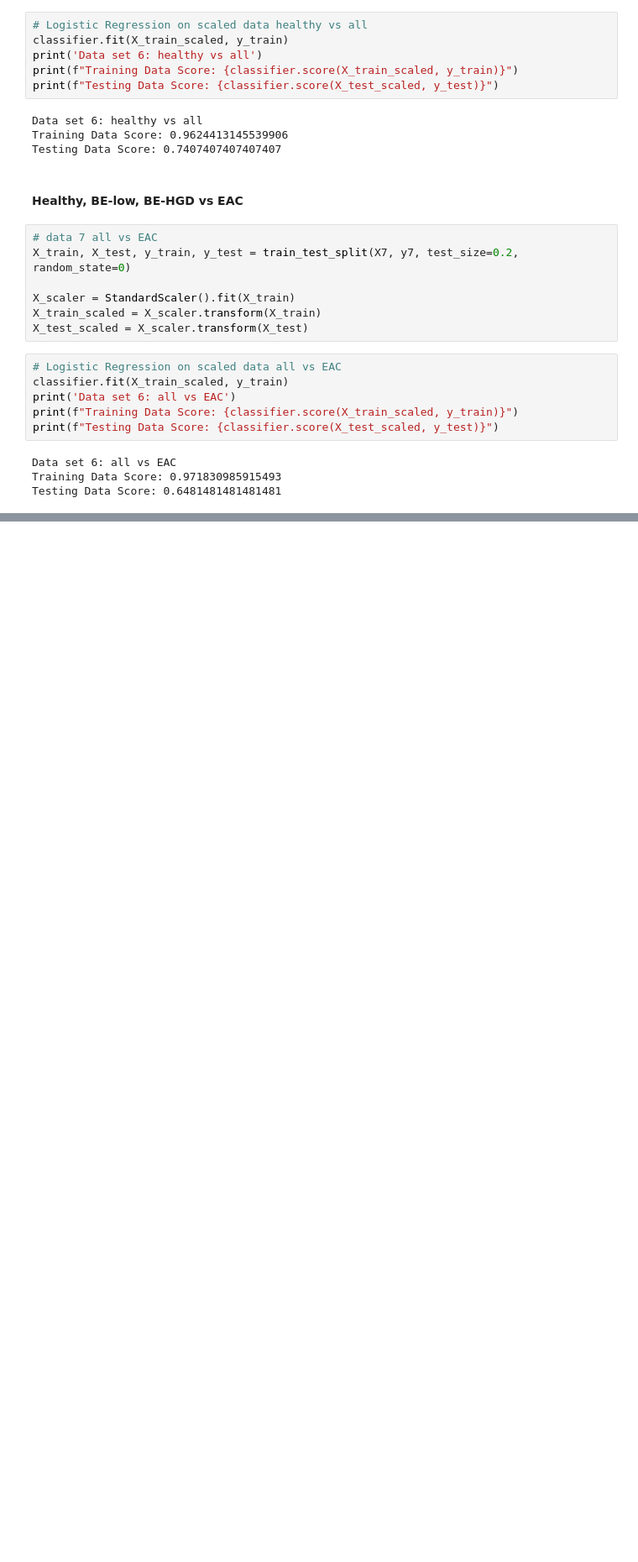
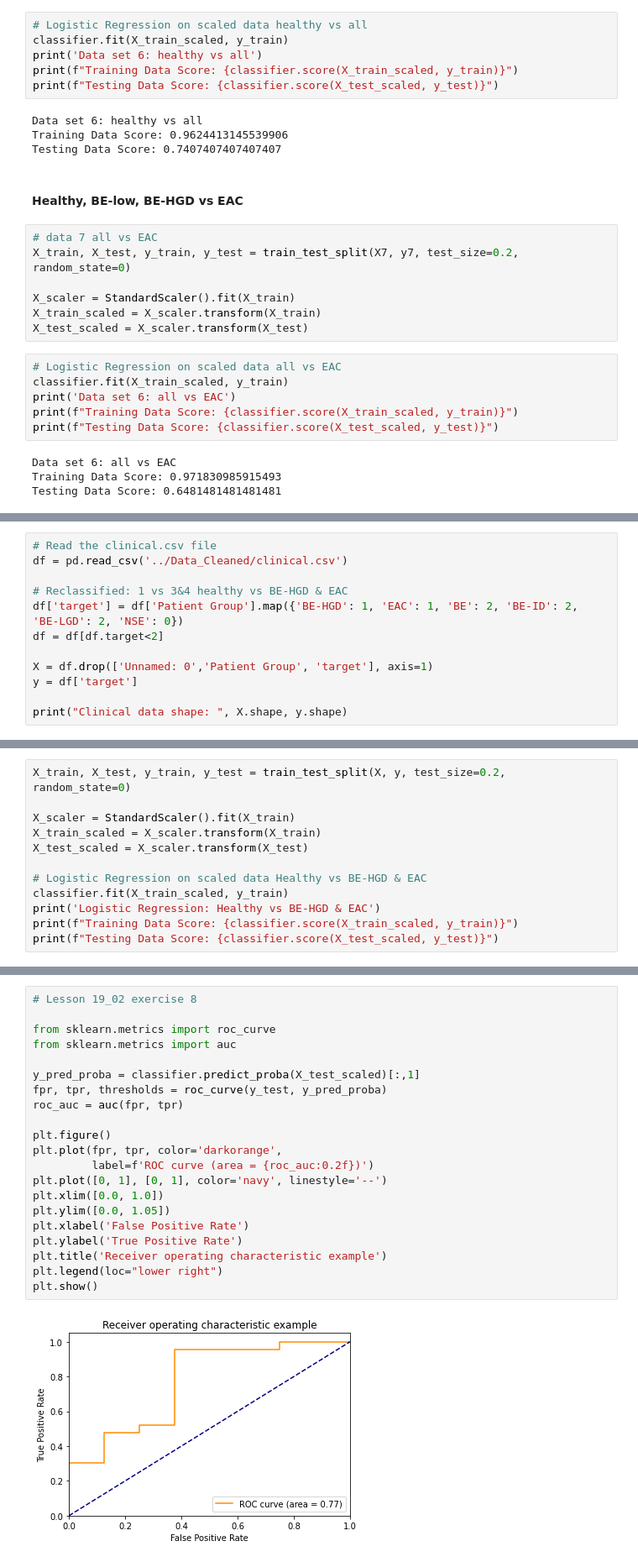
Before and after one commit to Frankr22/Machine-Learning-for-Oesophageal-Cancer-Diagnosis, a Jupyter notebook: Models/Model_AlternativeTargetGroups.ipynb, the cells around one changed output, grey strips where cells are left out. Shown at 84% size. Drawn from its saved outputs; the diff is of its cells as text; blank space fills up the shorter version.

Commit message:
Create LogReg models ROC curve using data subsets

```diff
--- a/Models/Model_AlternativeTargetGroups.ipynb
+++ b/Models/Model_AlternativeTargetGroups.ipynb
@@ -245,0 +248,12 @@ Testing Data Score: 0.6481481481481481
+# %%
+# Read the clinical.csv file
+df = pd.read_csv('../Data_Cleaned/clinical.csv')
+
+# Reclassified: 1 vs 3&4 healthy vs BE-HGD & EAC
+df['target'] = df['Patient Group'].map({'BE-HGD': 1, 'EAC': 1, 'BE': 2, 'BE-ID': 2, 'BE-LGD': 2, 'NSE': 0})
+df = df[df.target<2]
+
+X = df.drop(['Unnamed: 0','Patient Group', 'target'], axis=1)
+y = df['target']
+
+print("Clinical data shape: ", X.shape, y.shape)
@@ -245,0 +262,12 @@ Testing Data Score: 0.6481481481481481
+# %%
+X_train, X_test, y_train, y_test = train_test_split(X, y, test_size=0.2, random_state=0)
+
+X_scaler = StandardScaler().fit(X_train)
+X_train_scaled = X_scaler.transform(X_train)
+X_test_scaled = X_scaler.transform(X_test)
+
+# Logistic Regression on scaled data Healthy vs BE-HGD & EAC
+classifier.fit(X_train_scaled, y_train)
+print('Logistic Regression: Healthy vs BE-HGD & EAC')
+print(f"Training Data Score: {classifier.score(X_train_scaled, y_train)}")
+print(f"Testing Data Score: {classifier.score(X_test_scaled, y_test)}")
@@ -245,0 +301,23 @@ Testing Data Score: 0.6481481481481481
+# %%
+# Lesson 19_02 exercise 8
+
+from sklearn.metrics import roc_curve
+from sklearn.metrics import auc
+
+y_pred_proba = classifier.predict_proba(X_test_scaled)[:,1]
+fpr, tpr, thresholds = roc_curve(y_test, y_pred_proba)
+roc_auc = auc(fpr, tpr)
+
+plt.figure()
+plt.plot(fpr, tpr, color='darkorange',
+         label=f'ROC curve (area = {roc_auc:0.2f})')
+plt.plot([0, 1], [0, 1], color='navy', linestyle='--')
+plt.xlim([0.0, 1.0])
+plt.ylim([0.0, 1.05])
+plt.xlabel('False Positive Rate')
+plt.ylabel('True Positive Rate')
+plt.title('Receiver operating characteristic example')
+plt.legend(loc="lower right")
+plt.show()
+# %% [output]
+[figure, added]
```
Also changed, not shown: parts of 26 cells of this notebook.
